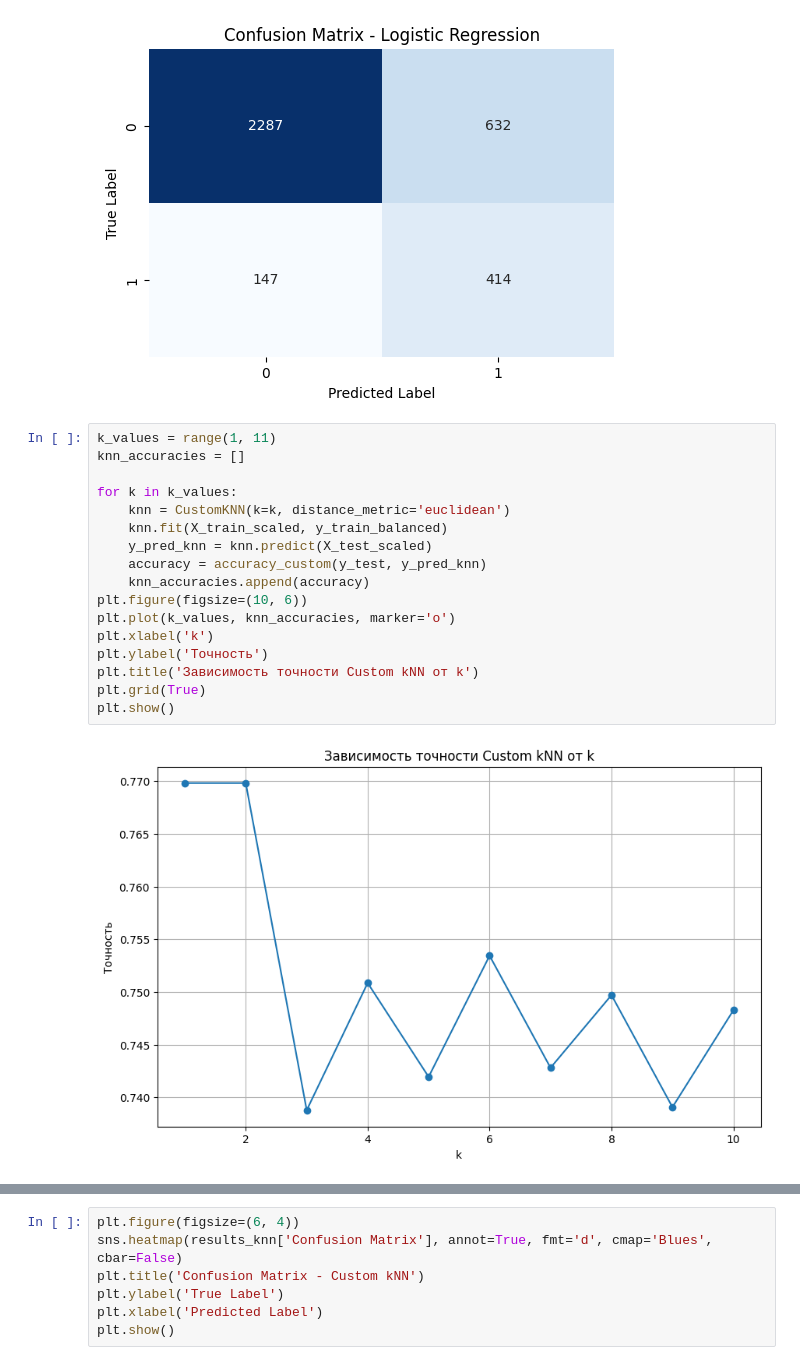
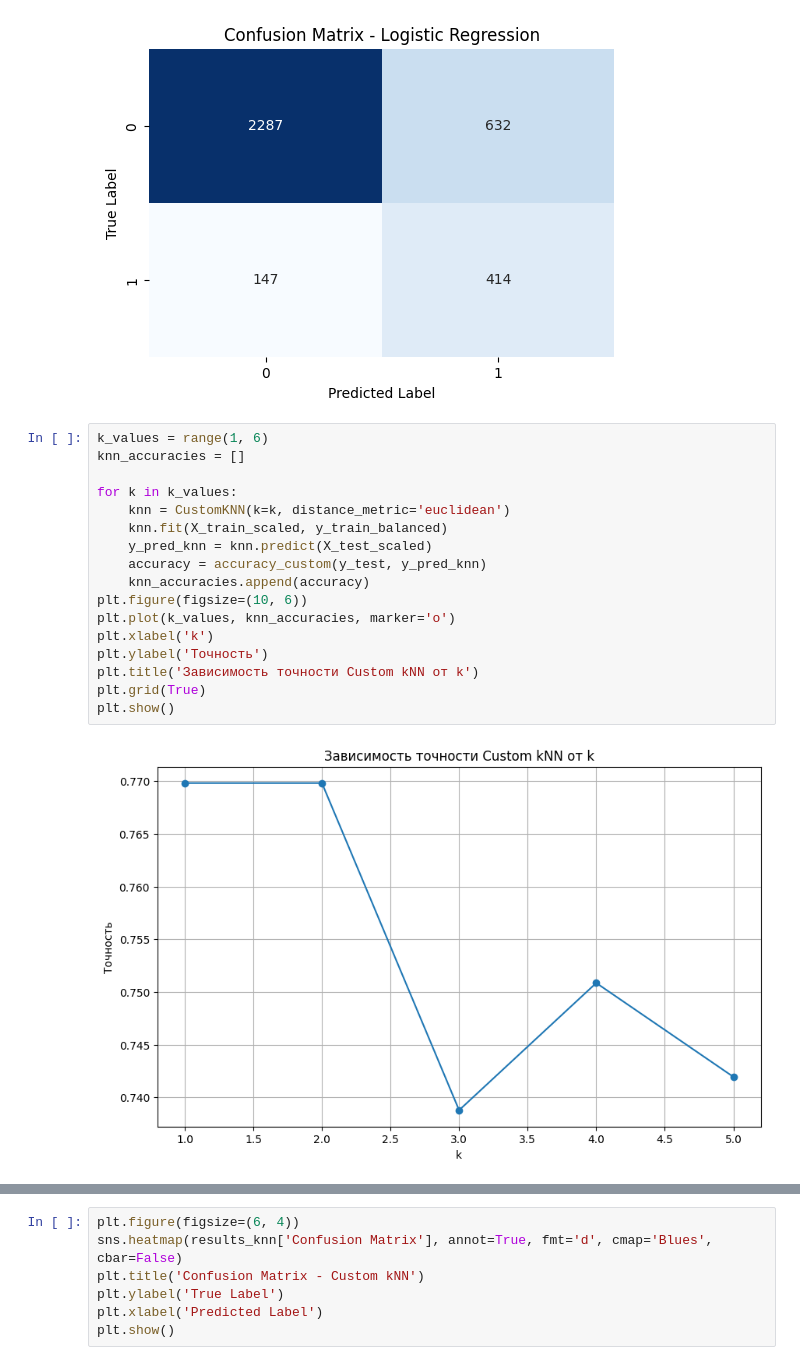
Before and after one commit to TimeFixer/OMGTUSem4, a Jupyter notebook: ML/!2_class.ipynb, the cells around one changed output, grey strips where cells are left out. Cells and saved outputs as stored; diff of their text form.

```diff
--- a/ML/!2_class.ipynb
+++ b/ML/!2_class.ipynb
@@ -177,24 +187,24 @@ plt.show()
 # %% [output]
 [figure]
 # %%
-k_values = range(1, 11)
+k_values = range(1, 6)
 knn_accuracies = []
 
 for k in k_values:
     knn = CustomKNN(k=k, distance_metric='euclidean')
     knn.fit(X_train_scaled, y_train_balanced)
     y_pred_knn = knn.predict(X_test_scaled)
     accuracy = accuracy_custom(y_test, y_pred_knn)
     knn_accuracies.append(accuracy)
 plt.figure(figsize=(10, 6))
 plt.plot(k_values, knn_accuracies, marker='o')
 plt.xlabel('k')
 plt.ylabel('Точность')
 plt.title('Зависимость точности Custom kNN от k')
 plt.grid(True)
 plt.show()
 # %% [output]
-[figure, old version]
+[figure, new version]
 # %%
 knn = CustomKNN(k=2, distance_metric='euclidean')
 knn.fit(X_train_scaled, y_train_balanced)
```
Also changed, not shown: parts of 7 cells of this notebook, 11 other files.
